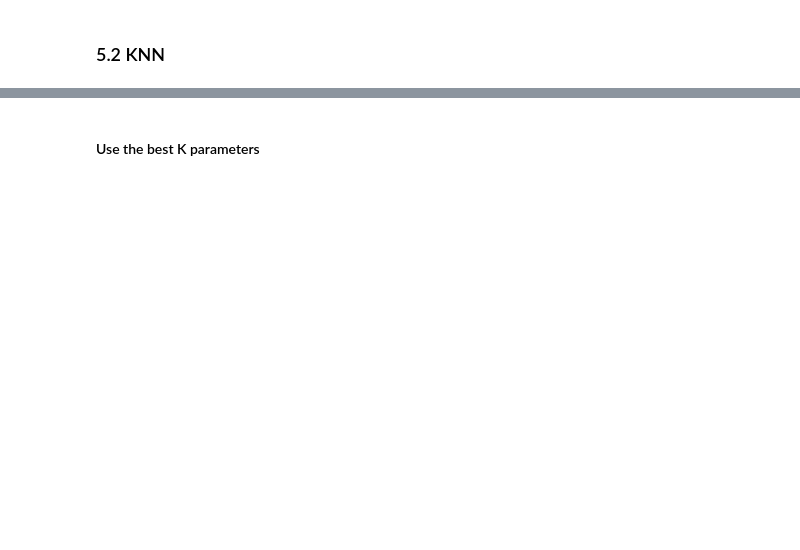
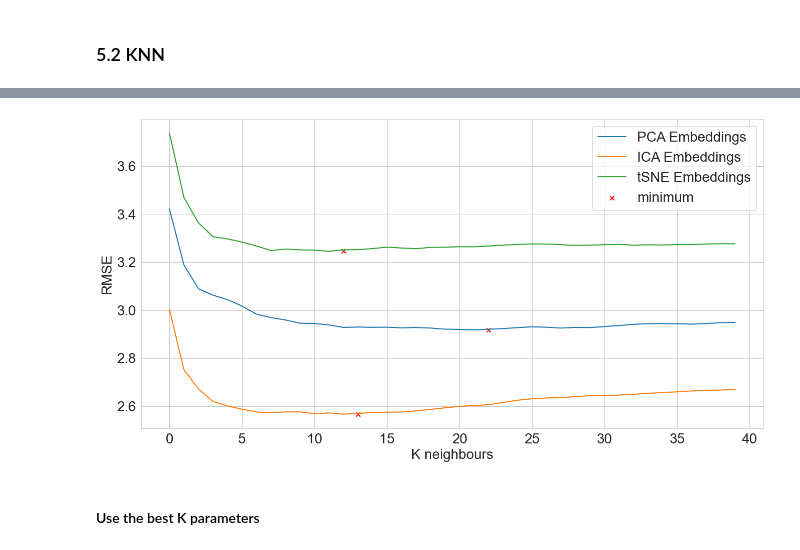
Before and after one commit to Siqi-Hu/LELEC2870-project, a Jupyter notebook: scripts/main.ipynb, the cells around one changed output, grey strips where cells are left out. Saved outputs shown, nothing was run; the diff lists cells and outputs as text; code cells hidden in the pictures; blank space fills up the shorter version.

```diff
--- a/scripts/main.ipynb
+++ b/scripts/main.ipynb
@@ -771,21 +569,20 @@ knn_grid_ica.cv_results_
 # %%
-def plot_rmse_line(grid_search_0, grid_search_1, label_1, label_2, fig_name):
-    cv_results_0 = grid_search_0.cv_results_
-    mean_test_score_0 = np.abs(cv_results_0['mean_test_score'])
-    cv_results_1 = grid_search_1.cv_results_
-    mean_test_score_1 = np.abs(cv_results_1['mean_test_score'])
+def plot_rmse_line(grid_search_list, label_list, fig_name):
 
-    min_x_0 = np.argmin(mean_test_score_0) + 1
-    min_y_0 = np.min(mean_test_score_0)
-    min_x_1 = np.argmin(mean_test_score_1) + 1
-    min_y_1 = np.min(mean_test_score_1)
+    plt.figure(figsize=(16, 8))
 
-    plt.figure()
-    plt.plot(mean_test_score_0, label=label_1)
-    plt.plot(mean_test_score_1, label=label_2)
+    for i in range(len(grid_search_list)):
+        grid_search = grid_search_list[i]
+        cv_result = grid_search.cv_results_
+        mean_test_score = np.abs(cv_result['mean_test_score'])
+        min_x = np.argmin(mean_test_score) + 1
+        min_y = np.min(mean_test_score)
 
-    plt.scatter(min_x_0, min_y_0, c='r', marker='x', label='minimum')
-    plt.scatter(min_x_1, min_y_1, c='r', marker='x')
+        plt.plot(mean_test_score, label=label_list[i])
+        if i == len(grid_search_list) - 1:
+            plt.scatter(min_x, min_y, c='r', marker='x', label='minimum')
+        else:
+            plt.scatter(min_x, min_y, c='r', marker='x')
 
     plt.legend()
     plt.xlabel('K neighbours')
@@ -793,7 +590,11 @@ def plot_rmse_line(grid_search_0, grid_search_1, label_1, label_2, fig_name):
     plt.savefig('../Figures/' + fig_name)
     plt.show()
 # %%
-plot_rmse_line(knn_grid_pca, knn_grid_ica, 'PCA embeddings', 'ICA embeddings', 'KNN_model_selection.pdf')
+grid_search_list = [knn_grid_pca, knn_grid_ica, knn_grid_tsne]
+label_list = ['PCA Embeddings', 'ICA Embeddings', 'tSNE Embeddings']
+plot_rmse_line(grid_search_list, label_list, 'KNN_model_selection.pdf')
+# %% [output]
+[figure, added]
 # %% [markdown]
 #### Use the best K parameters
 # %%
```
Also changed, not shown: parts of 66 cells of this notebook, 7 other files.
